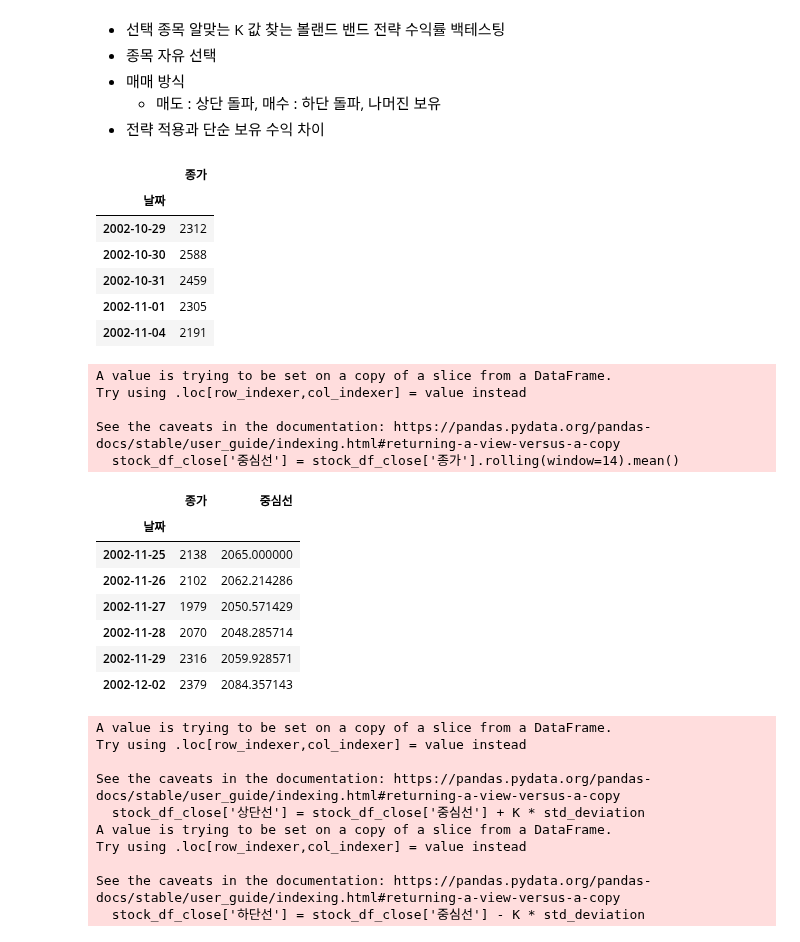
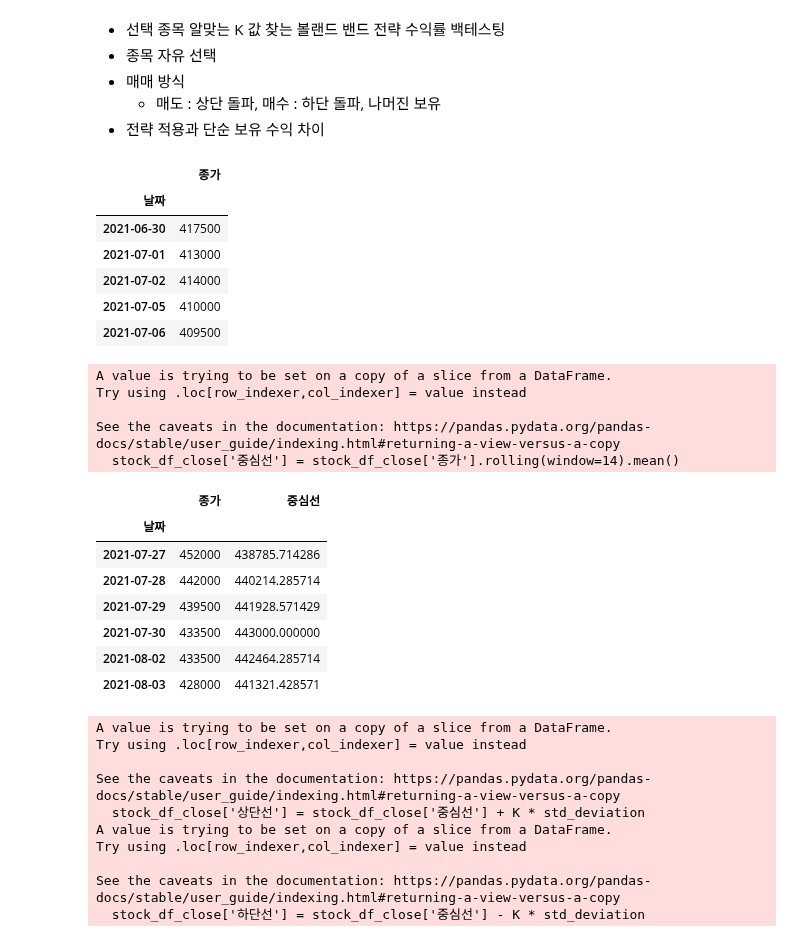
Before and after one commit to Huey-fitpet/study_pandas, a Jupyter notebook: quests/BollingerBands.ipynb, the cells around one changed output. Saved outputs shown, nothing was run; the diff lists cells and outputs as text; code cells hidden in the pictures.

```diff
--- a/quests/BollingerBands.ipynb
+++ b/quests/BollingerBands.ipynb
@@ -8,17 +8,18 @@
 import pandas as pd
 # %%
 from pykrx import stock
-stock_df = stock.get_market_ohlcv_by_date('20000101','20191231','035420') # 네이버
+# stock_df = stock.get_market_ohlcv_by_date('20000101','20191231','035420') # 네이버
+stock_df = stock.get_market_ohlcv_by_date('20210630','20221030','035420') # 네이버
 stock_df_close = stock_df[['종가']]
 stock_df_close.head()
 # %% [output]
 |  | 종가 |
 | 날짜 |  |
-| 2002-10-29 | 2312 |
-| 2002-10-30 | 2588 |
-| 2002-10-31 | 2459 |
-| 2002-11-01 | 2305 |
-| 2002-11-04 | 2191 |
+| 2021-06-30 | 417500 |
+| 2021-07-01 | 413000 |
+| 2021-07-02 | 414000 |
+| 2021-07-05 | 410000 |
+| 2021-07-06 | 409500 |
 # %%
 stock_df_close['중심선'] = stock_df_close['종가'].rolling(window=14).mean()
 # %% [output]
@@ -32,12 +33,12 @@ stock_df_close[19:25]
 # %% [output]
 |  | 종가 | 중심선 |
 | 날짜 |  |  |
-| 2002-11-25 | 2138 | 2065.000000 |
-| 2002-11-26 | 2102 | 2062.214286 |
-| 2002-11-27 | 1979 | 2050.571429 |
-| 2002-11-28 | 2070 | 2048.285714 |
-| 2002-11-29 | 2316 | 2059.928571 |
-| 2002-12-02 | 2379 | 2084.357143 |
+| 2021-07-27 | 452000 | 438785.714286 |
+| 2021-07-28 | 442000 | 440214.285714 |
+| 2021-07-29 | 439500 | 441928.571429 |
+| 2021-07-30 | 433500 | 443000.000000 |
+| 2021-08-02 | 433500 | 442464.285714 |
+| 2021-08-03 | 428000 | 441321.428571 |
 # %%
 K = 2
 std_deviation = stock_df_close['종가'].rolling(window=14).std()
```
Also changed, not shown: parts of 8 cells of this notebook.
